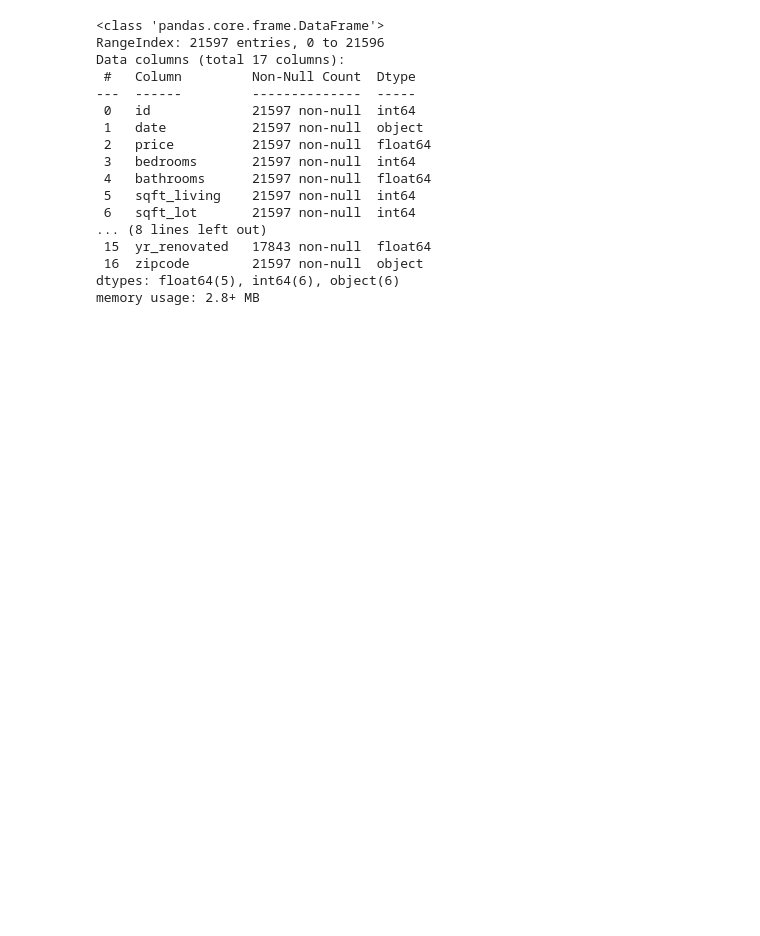
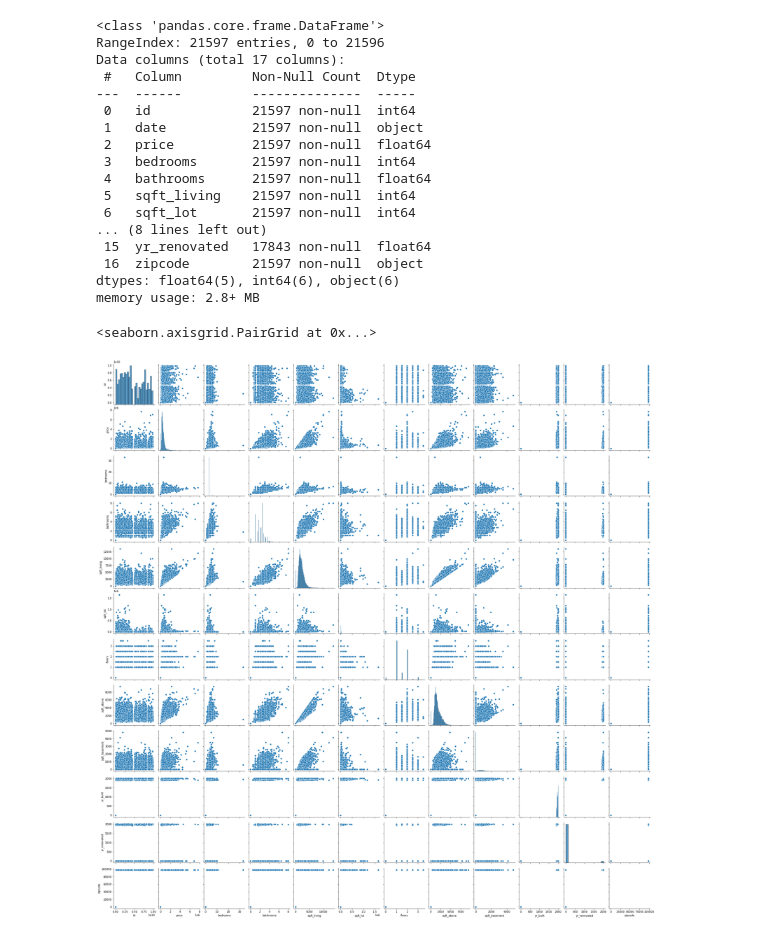
Before and after one commit to smashley-eakland/phase-2-project, a Jupyter notebook: GroupU_Project.ipynb, the cells around one changed output. Cells and saved outputs as stored; diff of their text form; code cells hidden in the pictures; blank space fills up the shorter version.

```diff
--- a/GroupU_Project.ipynb
+++ b/GroupU_Project.ipynb
@@ -514,3 +562,8 @@ Data columns (total 17 columns):
  16  zipcode        21597 non-null  object
 dtypes: float64(5), int64(6), object(6)
 memory usage: 2.8+ MB
+# %%
+sns.pairplot(zipcode_df)
+# %% [output]
+<seaborn.axisgrid.PairGrid at 0x...>
+[figure, added]
```
Also changed, not shown: parts of 15 cells of this notebook.
